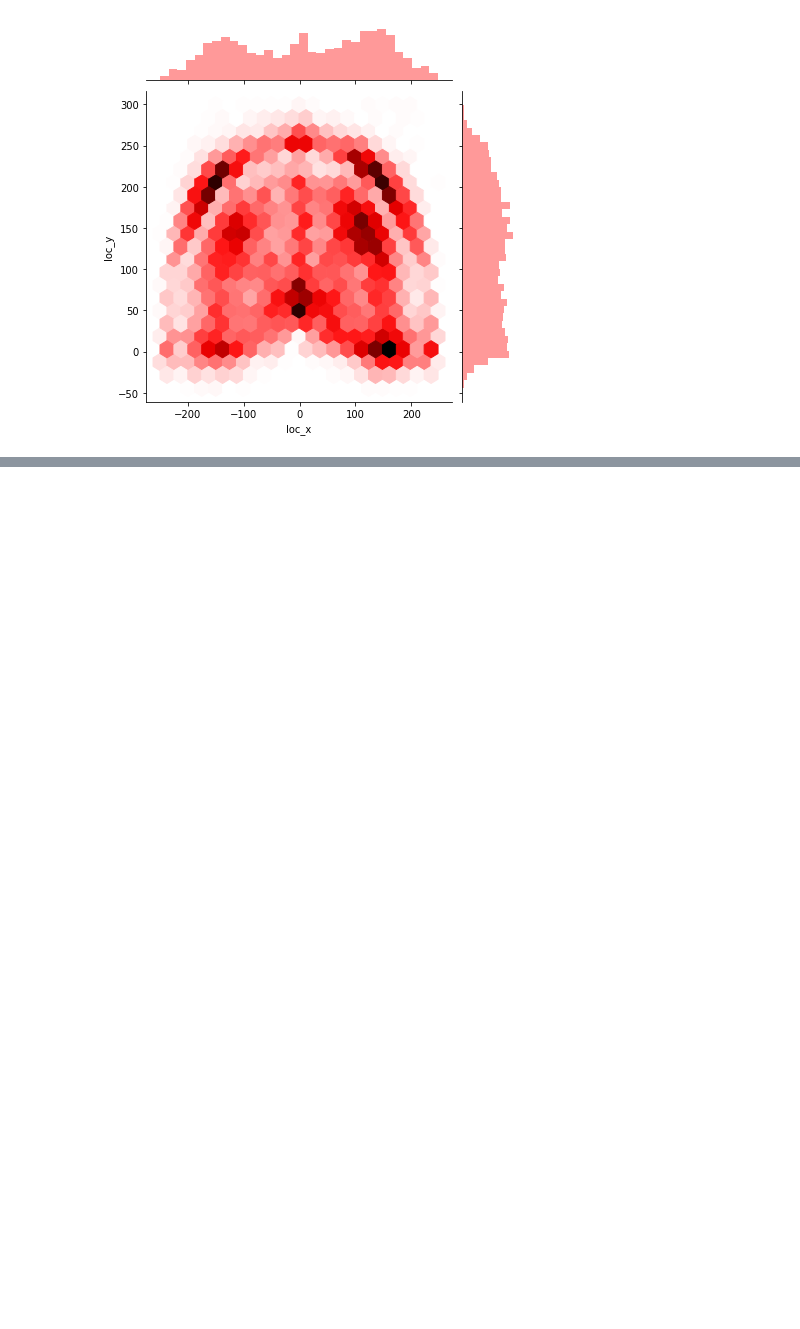
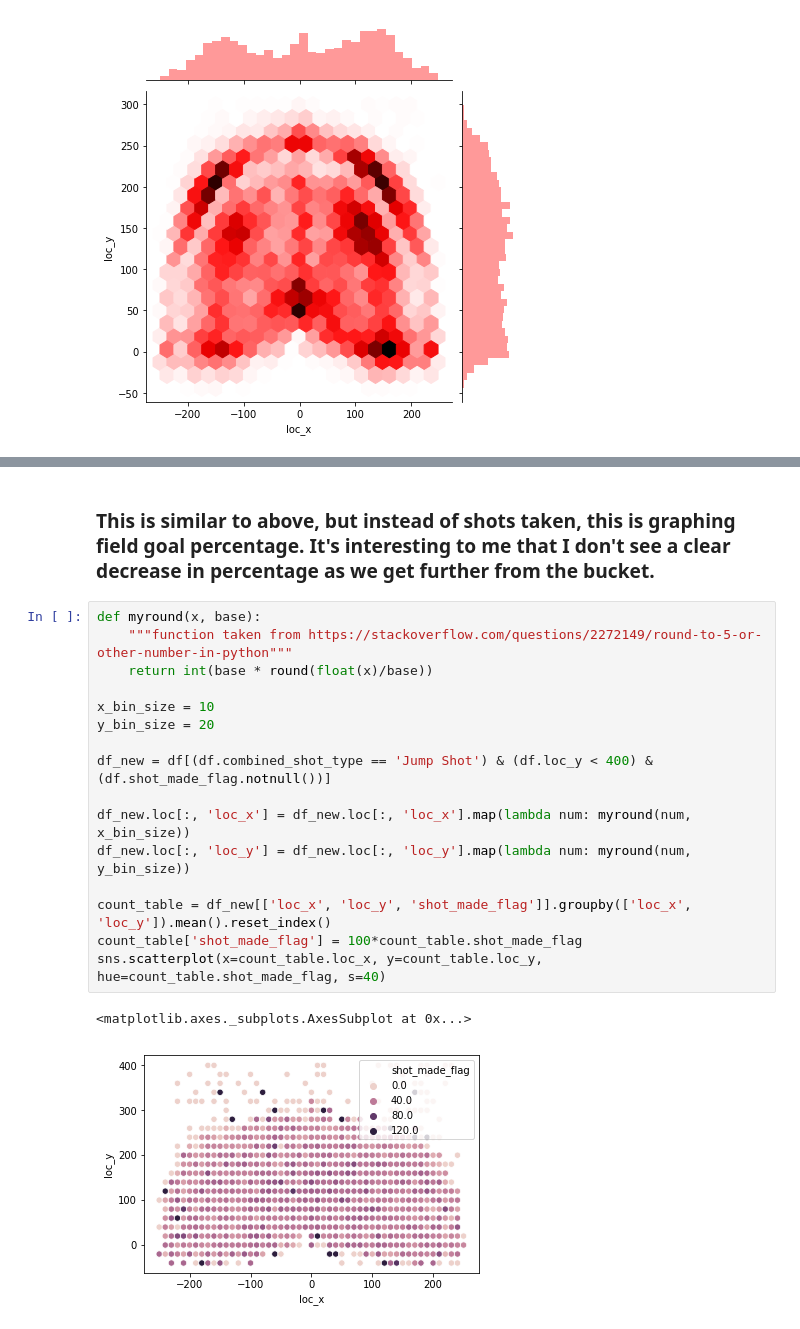
Before and after one commit to anishpdalal/mamba-mentality, a Jupyter notebook: data_viz.ipynb, the cells around one changed output, grey strips where cells are left out. Saved outputs shown, nothing was run; the diff lists cells and outputs as text; blank space fills up the shorter version.

```diff
--- a/data_viz.ipynb
+++ b/data_viz.ipynb
@@ -100,0 +143,21 @@ sns.jointplot("loc_x", "loc_y", df_mod, kind = 'hex', color='red', gridsize=20)
+# %% [markdown]
+### This is similar to above, but instead of shots taken, this is graphing field goal percentage. It's interesting to me that I don't see a clear decrease in percentage as we get further from the bucket.
+# %%
+def myround(x, base):
+    """function taken from https://stackoverflow.com/questions/2272149/round-to-5-or-other-number-in-python"""
+    return int(base * round(float(x)/base))
+
+x_bin_size = 10
+y_bin_size = 20
+
+df_new = df[(df.combined_shot_type == 'Jump Shot') & (df.loc_y < 400) & (df.shot_made_flag.notnull())]
+
+df_new.loc[:, 'loc_x'] = df_new.loc[:, 'loc_x'].map(lambda num: myround(num, x_bin_size))
+df_new.loc[:, 'loc_y'] = df_new.loc[:, 'loc_y'].map(lambda num: myround(num, y_bin_size))
+
+count_table = df_new[['loc_x', 'loc_y', 'shot_made_flag']].groupby(['loc_x', 'loc_y']).mean().reset_index()
+count_table['shot_made_flag'] = 100*count_table.shot_made_flag
+sns.scatterplot(x=count_table.loc_x, y=count_table.loc_y, hue=count_table.shot_made_flag, s=40)
+# %% [output]
+<matplotlib.axes._subplots.AxesSubplot at 0x...>
+[figure, added]
```
Also changed, not shown: parts of 25 cells of this notebook.
